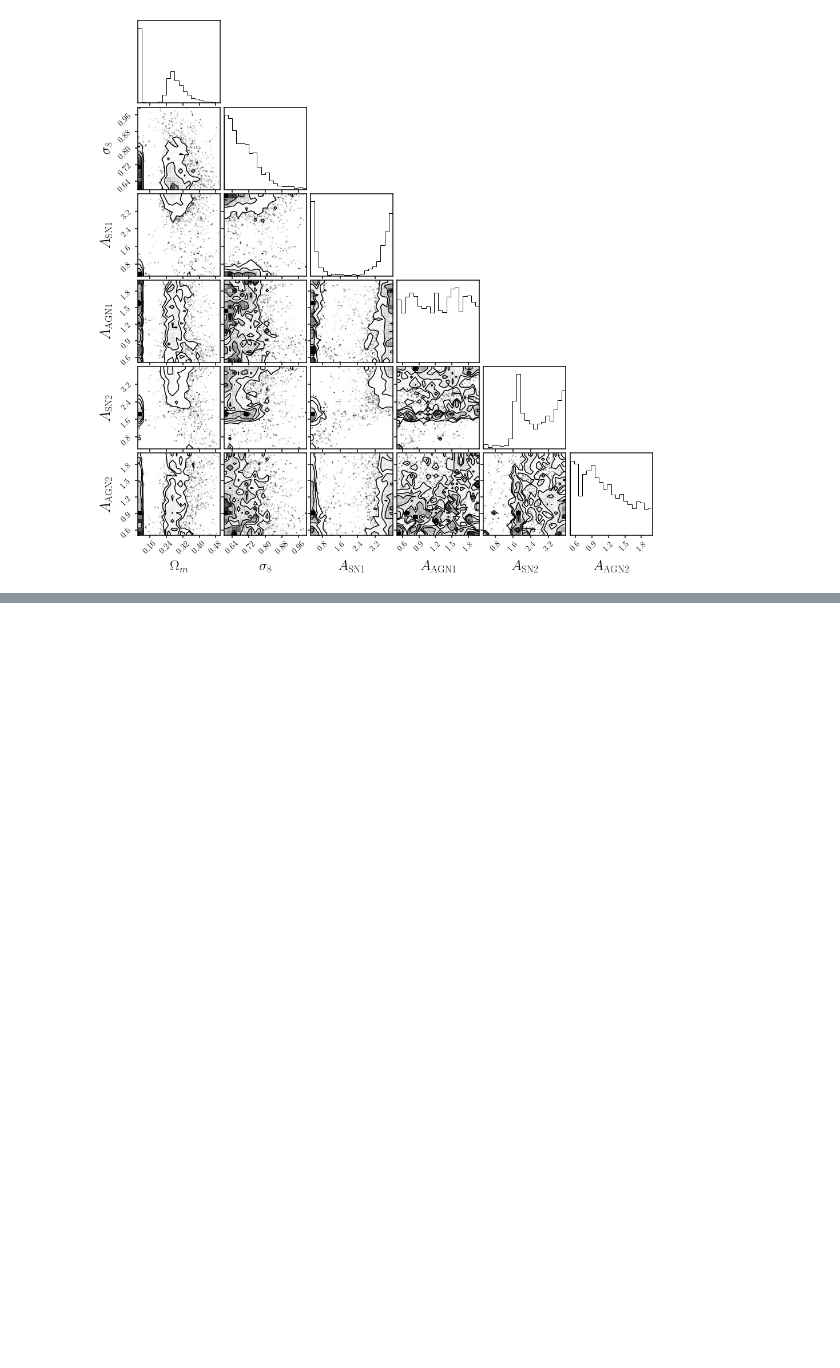
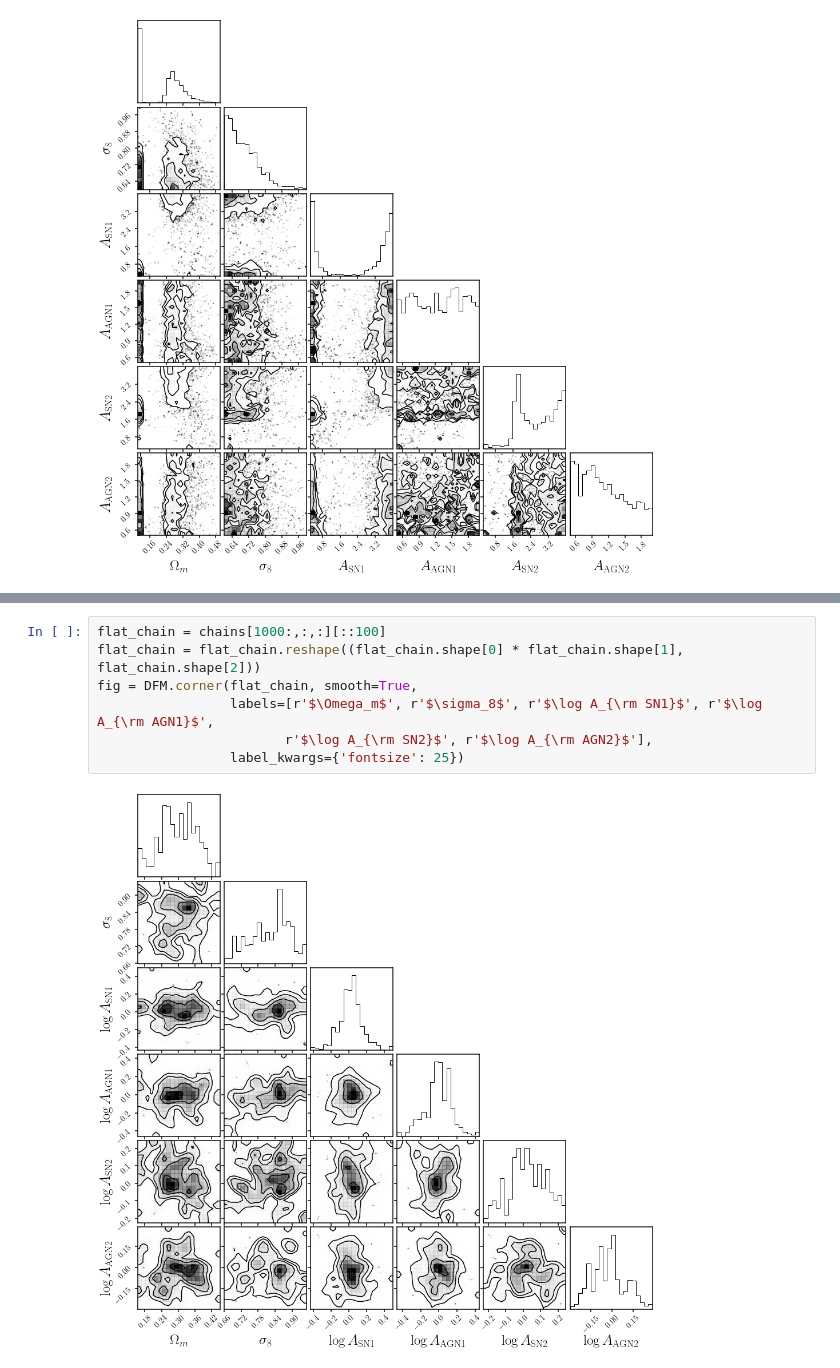
Before and after one commit to changhoonhahn/goleta, a Jupyter notebook: nb/cosmo_infer.ipynb, the cells around one changed output, grey strips where cells are left out. Drawn from its saved outputs; the diff is of its cells as text; blank space fills up the shorter version.

```diff
--- a/nb/cosmo_infer.ipynb
+++ b/nb/cosmo_infer.ipynb
@@ -202,0 +337,9 @@ fig = DFM.corner(sampler.get_chain(flat=True)[20*100:],
+# %%
+flat_chain = chains[1000:,:,:][::100]
+flat_chain = flat_chain.reshape((flat_chain.shape[0] * flat_chain.shape[1], flat_chain.shape[2]))
+fig = DFM.corner(flat_chain, smooth=True,
+                 labels=[r'$\Omega_m$', r'$\sigma_8$', r'$\log A_{\rm SN1}$', r'$\log A_{\rm AGN1}$',
+                        r'$\log A_{\rm SN2}$', r'$\log A_{\rm AGN2}$'],
+                 label_kwargs={'fontsize': 25})
+# %% [output]
+[figure, added]
```
Also changed, not shown: parts of 27 cells of this notebook.
